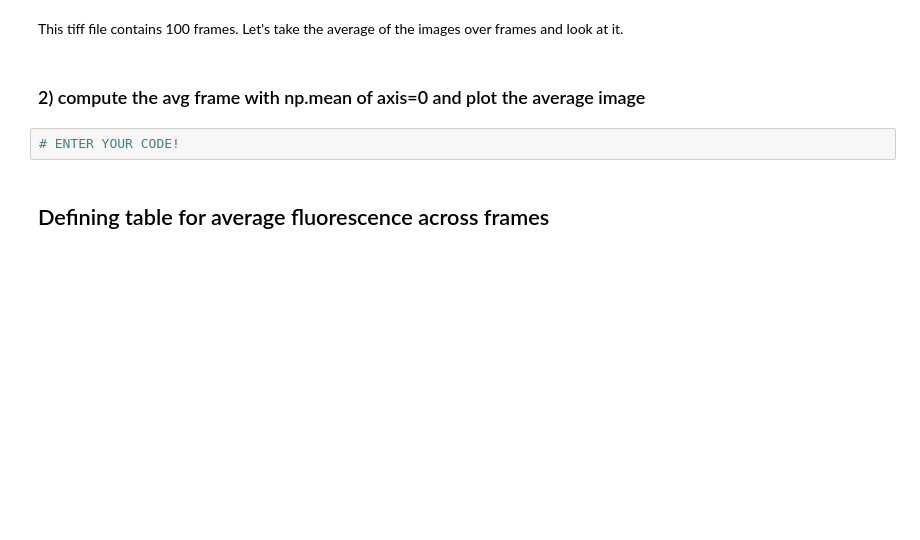
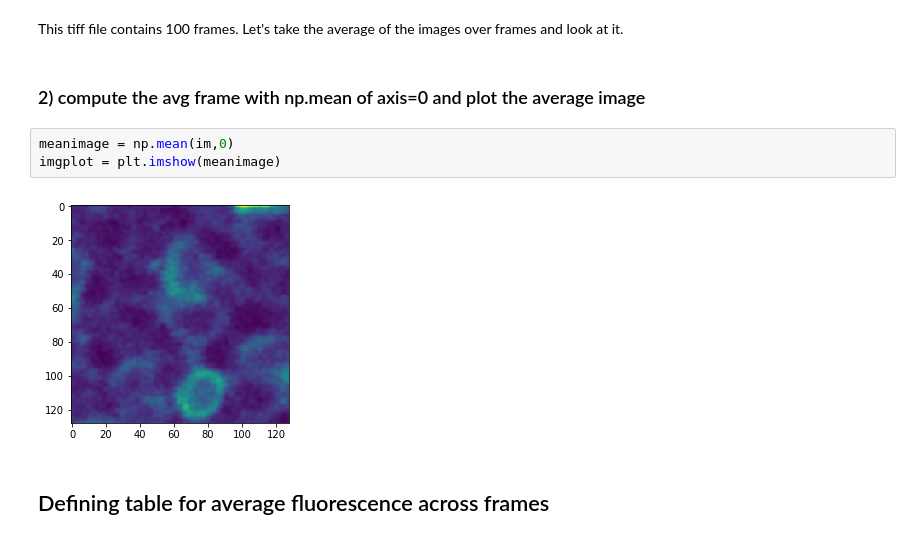
Before and after one commit to jjbussell/PythonDataCourse, a Jupyter notebook: Homeworks/HW6/Part1_Imported_Tables.ipynb, the cells around one changed output. Drawn from its saved outputs; the diff is of its cells as text; blank space fills up the shorter version.

```diff
--- a/Homeworks/HW6/Part1_Imported_Tables.ipynb
+++ b/Homeworks/HW6/Part1_Imported_Tables.ipynb
@@ -140,8 +161,11 @@ print(im.shape)
 This tiff file contains 100 frames. Let's take the average of the images over frames and look at it.
 # %% [markdown]
 ### 2) compute the avg frame with np.mean of axis=0 and plot the average image
-# %%
-# ENTER YOUR CODE!
+# %%
+meanimage = np.mean(im,0)
+imgplot = plt.imshow(meanimage)
+# %% [output]
+[figure, added]
 # %% [markdown]
 ## Defining table for average fluorescence across frames
 # %% [markdown]
```
Also changed, not shown: parts of 32 cells of this notebook, 1 other file.
